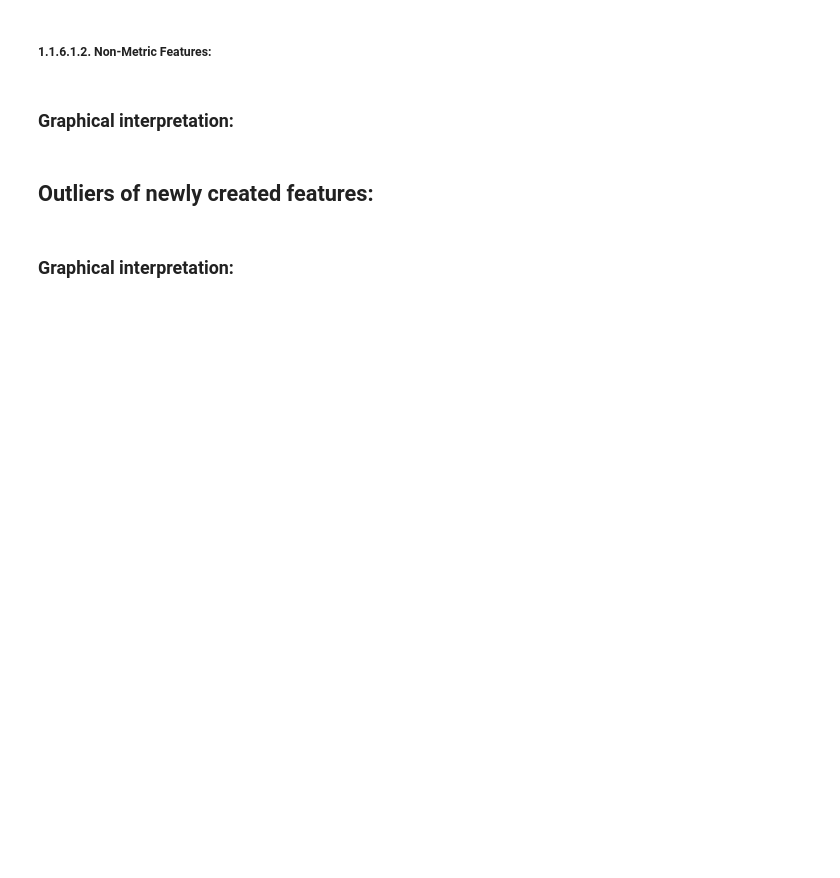
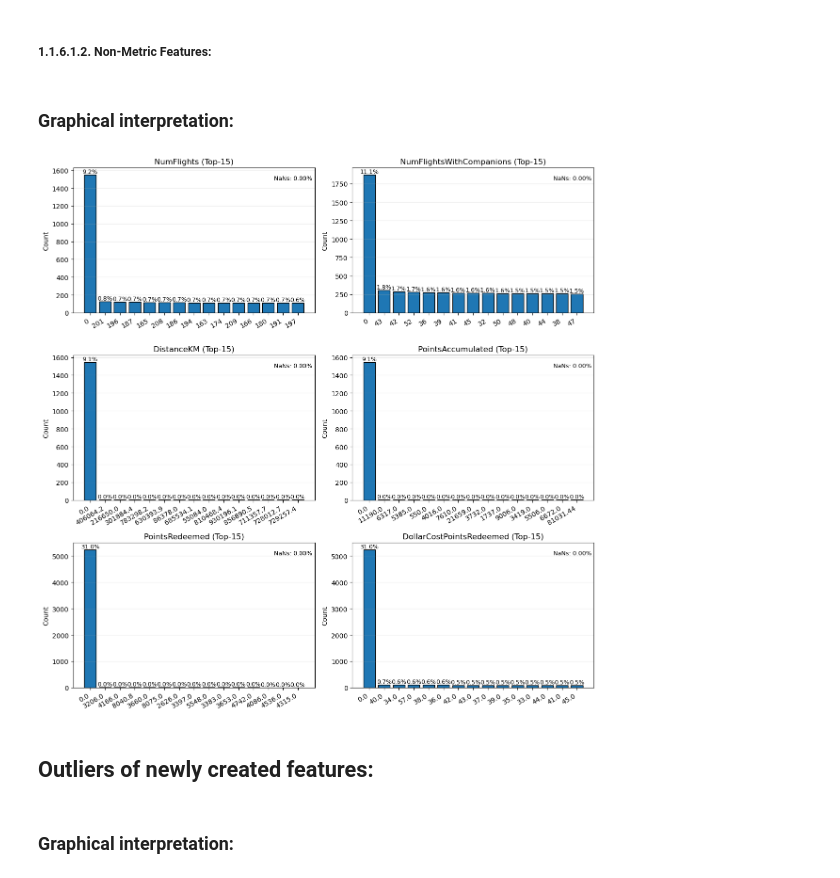
Before and after one commit to ammarCanc/Data-Mining-Project, a Jupyter notebook: DM_project_combined.ipynb, the cells around one changed output. Saved outputs shown, nothing was run; the diff lists cells and outputs as text; code cells hidden in the pictures; blank space fills up the shorter version.

```diff
--- a/DM_project_combined.ipynb
+++ b/DM_project_combined.ipynb
@@ -126,6 +172,10 @@ def plot_bar_chart_top15(
     plt.show()
 # %% [markdown]
 ### Graphical interpretation:
+# %%
+plot_bar_chart_top15(customers_detailed, new_cols)
+# %% [output]
+[figure, added]
 # %% [markdown]
 ## Outliers of newly created features:
 # %%
```
Also changed, not shown: parts of 36 cells of this notebook, 1 other file.
